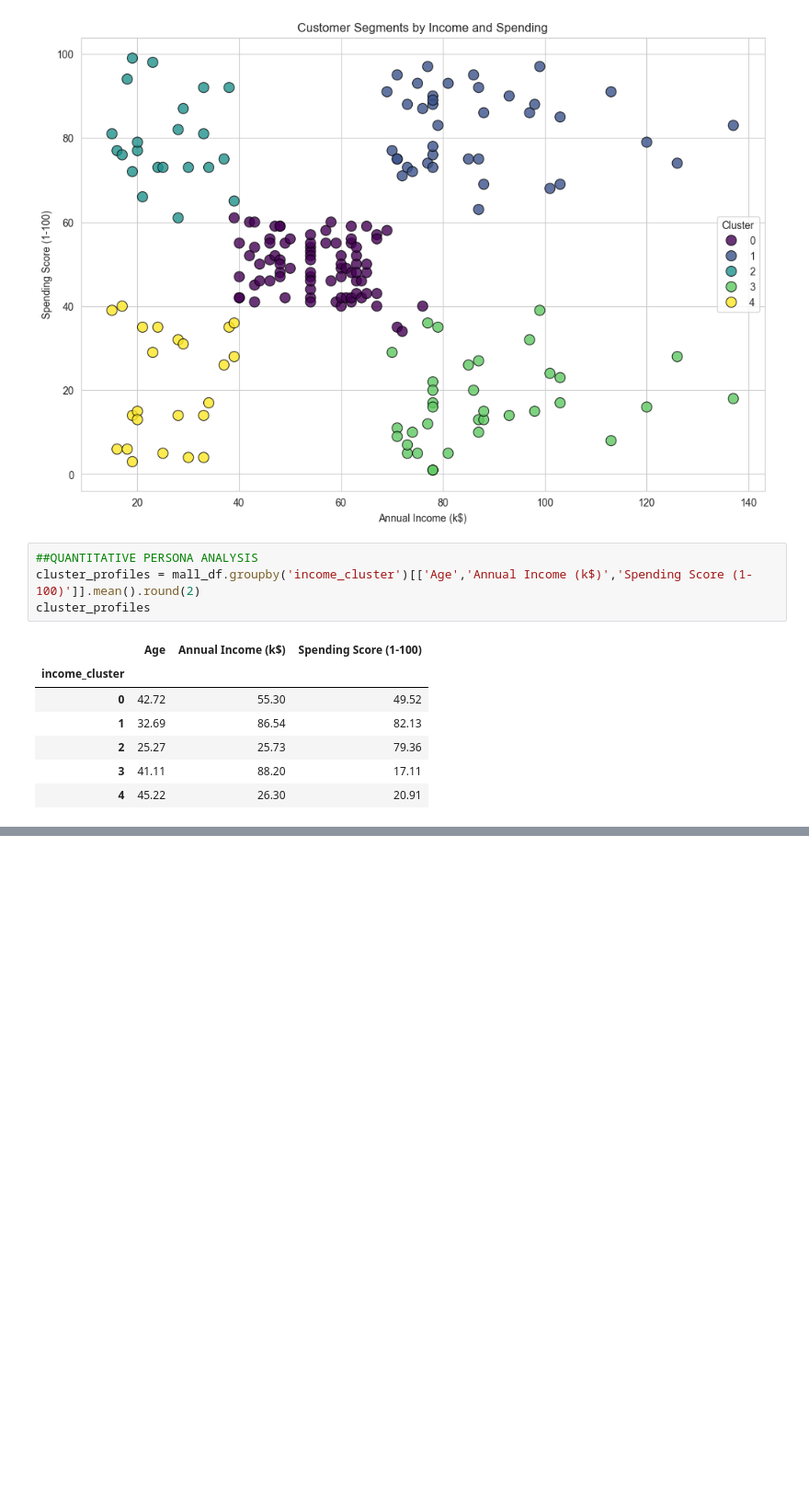
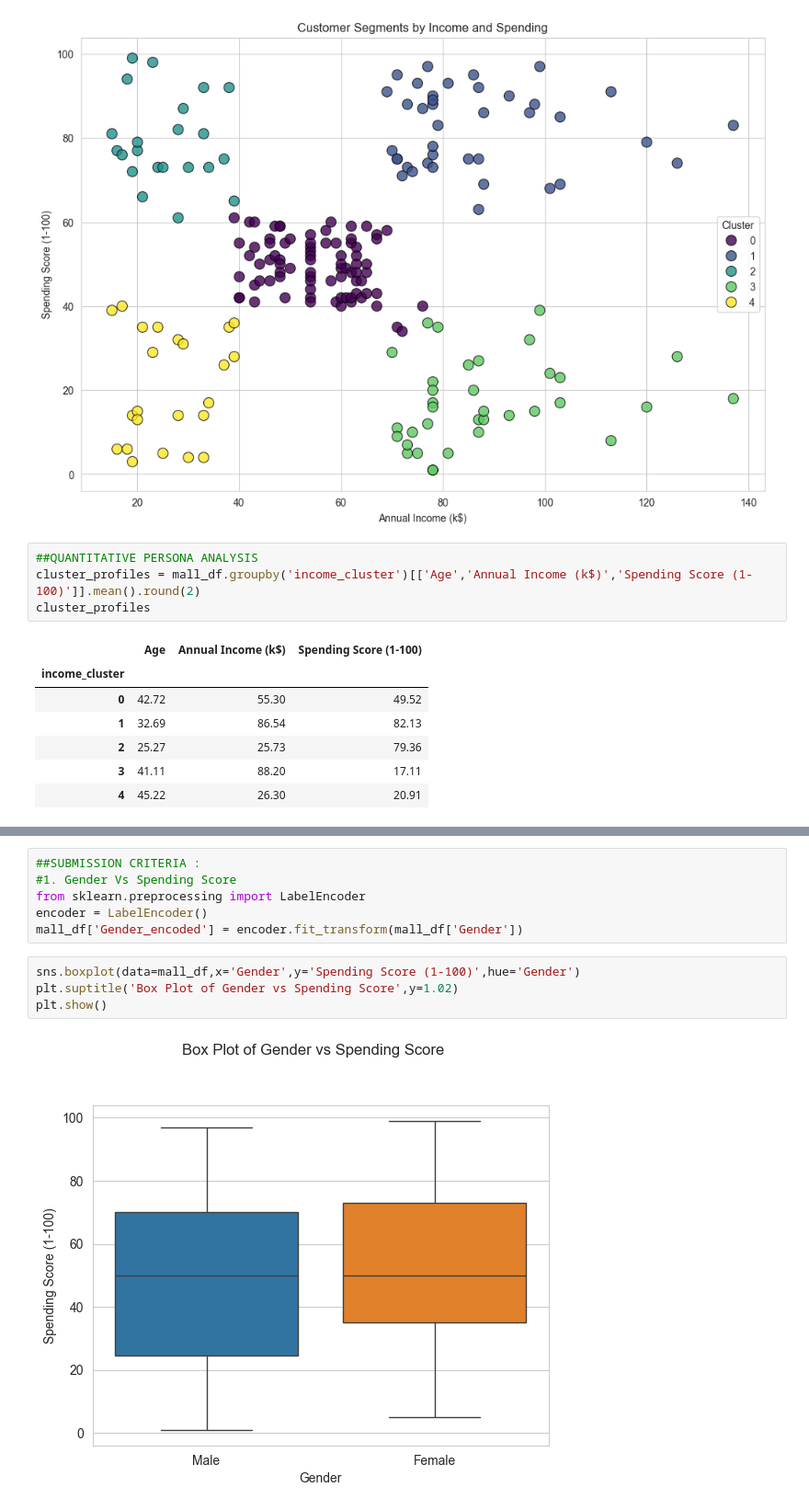
Before and after one commit to AaryanBairagi/GeekForGeeks-21Days-21Projects-Challenge, a Jupyter notebook: Day 5/Day 5.ipynb, the cells around one changed output, grey strips where cells are left out. Shown at 92% size. Drawn from its saved outputs; the diff is of its cells as text; blank space fills up the shorter version.

```diff
--- a/Day 5/Day 5.ipynb
+++ b/Day 5/Day 5.ipynb
@@ -155,0 +263,12 @@ cluster_profile['Size'] = mall_df['income_cluster'].value_counts()
+# %%
+##SUBMISSION CRITERIA :
+#1. Gender Vs Spending Score
+from sklearn.preprocessing import LabelEncoder
+encoder = LabelEncoder()
+mall_df['Gender_encoded'] = encoder.fit_transform(mall_df['Gender'])
+# %%
+sns.boxplot(data=mall_df,x='Gender',y='Spending Score (1-100)',hue='Gender')
+plt.suptitle('Box Plot of Gender vs Spending Score',y=1.02)
+plt.show()
+# %% [output]
+[figure, added]
```
Also changed, not shown: parts of 20 cells of this notebook.
